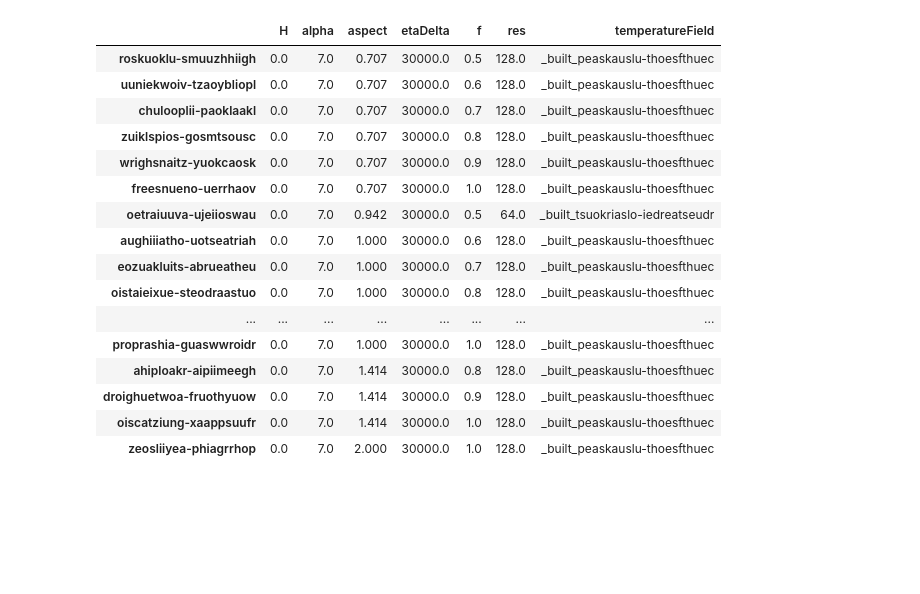
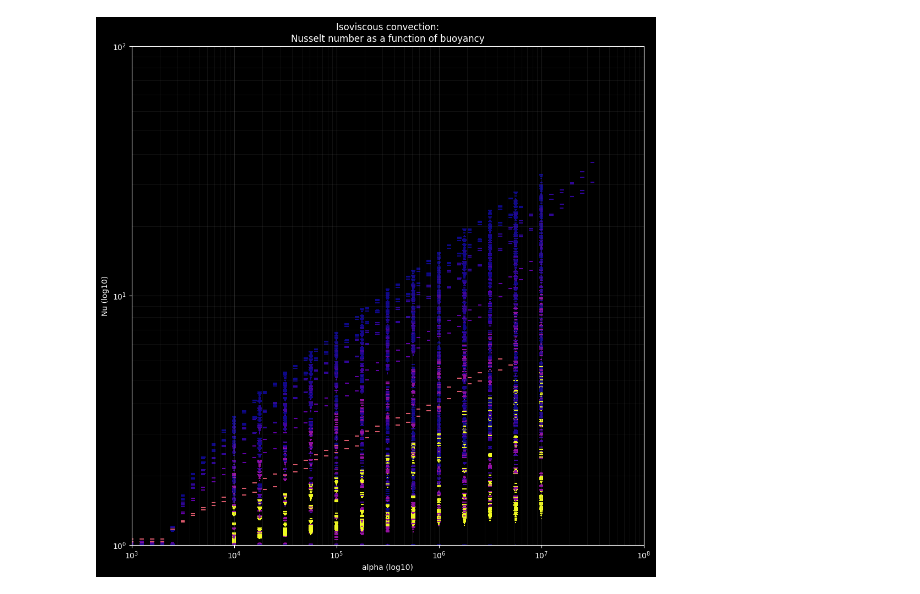
Before and after one commit to rsbyrne/thesis, a Jupyter notebook: analysis/arrhenius/arrhenius_000.ipynb, the cells around one changed output. Drawn from its saved outputs; the diff is of its cells as text; code cells hidden in the pictures; blank space fills up the shorter version.

```diff
--- a/analysis/arrhenius/arrhenius_000.ipynb
+++ b/analysis/arrhenius/arrhenius_000.ipynb
@@ -3,20 +0,0 @@ from analysis.arrhenius import *
-# %%
-arrRa7inputs
-# %% [output]
-|  | H | alpha | aspect | etaDelta | f | res | temperatureField |
-| roskuoklu-smuuzhhiigh | 0.0 | 7.0 | 0.707 | 30000.0 | 0.5 | 128.0 | _built_peaskauslu-thoesfthuec |
-| uuniekwoiv-tzaoybliopl | 0.0 | 7.0 | 0.707 | 30000.0 | 0.6 | 128.0 | _built_peaskauslu-thoesfthuec |
-| chulooplii-paoklaakl | 0.0 | 7.0 | 0.707 | 30000.0 | 0.7 | 128.0 | _built_peaskauslu-thoesfthuec |
-| zuiklspios-gosmtsousc | 0.0 | 7.0 | 0.707 | 30000.0 | 0.8 | 128.0 | _built_peaskauslu-thoesfthuec |
-| wrighsnaitz-yuokcaosk | 0.0 | 7.0 | 0.707 | 30000.0 | 0.9 | 128.0 | _built_peaskauslu-thoesfthuec |
-| freesnueno-uerrhaov | 0.0 | 7.0 | 0.707 | 30000.0 | 1.0 | 128.0 | _built_peaskauslu-thoesfthuec |
-| oetraiuuva-ujeiioswau | 0.0 | 7.0 | 0.942 | 30000.0 | 0.5 | 64.0 | _built_tsuokriaslo-iedreatseudr |
-| aughiiiatho-uotseatriah | 0.0 | 7.0 | 1.000 | 30000.0 | 0.6 | 128.0 | _built_peaskauslu-thoesfthuec |
-| eozuakluits-abrueatheu | 0.0 | 7.0 | 1.000 | 30000.0 | 0.7 | 128.0 | _built_peaskauslu-thoesfthuec |
-| oistaieixue-steodraastuo | 0.0 | 7.0 | 1.000 | 30000.0 | 0.8 | 128.0 | _built_peaskauslu-thoesfthuec |
-| ... | ... | ... | ... | ... | ... | ... | ... |
-| proprashia-guaswwroidr | 0.0 | 7.0 | 1.000 | 30000.0 | 1.0 | 128.0 | _built_peaskauslu-thoesfthuec |
-| ahiploakr-aipiimeegh | 0.0 | 7.0 | 1.414 | 30000.0 | 0.8 | 128.0 | _built_peaskauslu-thoesfthuec |
-| droighuetwoa-fruothyuow | 0.0 | 7.0 | 1.414 | 30000.0 | 0.9 | 128.0 | _built_peaskauslu-thoesfthuec |
-| oiscatziung-xaappsuufr | 0.0 | 7.0 | 1.414 | 30000.0 | 1.0 | 128.0 | _built_peaskauslu-thoesfthuec |
-| zeosliiyea-phiagrrhop | 0.0 | 7.0 | 2.000 | 30000.0 | 1.0 | 128.0 | _built_peaskauslu-thoesfthuec |
@@ -23,2 +12,19 @@ arrRa7inputs
+# %%
+# inputs, initials, finals, averages = arrhenius.data.get_summary_frames()
+inputs, averages = arrhenius.data.get_summary_frames()
+# %%
+canvas = Canvas(size = (12, 12), fill = 'black', colour = 'white')
+ax = canvas.make_ax(title = 'Isoviscous convection:\nNusselt number as a function of buoyancy')
+ax.scatter(
+    x := Channel(inputs['alpha'], label = 'alpha', lims = (3, None), capped = (True, None), islog = True),
+    y := Channel(np.log10(averages['Nu']), label = 'Nu', lims = (0, 1.8), capped = (True, None), islog = True),
+    30 * (2 * inputs['f'] - 1) + 1,
+    c = inputs['H'],
+    marker = "_",
+    cmap = 'plasma',
+    )
+canvas.show()
+# %% [output]
+[figure, added]
 # %%
 arrinputs
```
Also changed, not shown: parts of 4 cells of this notebook, 14 other files.
